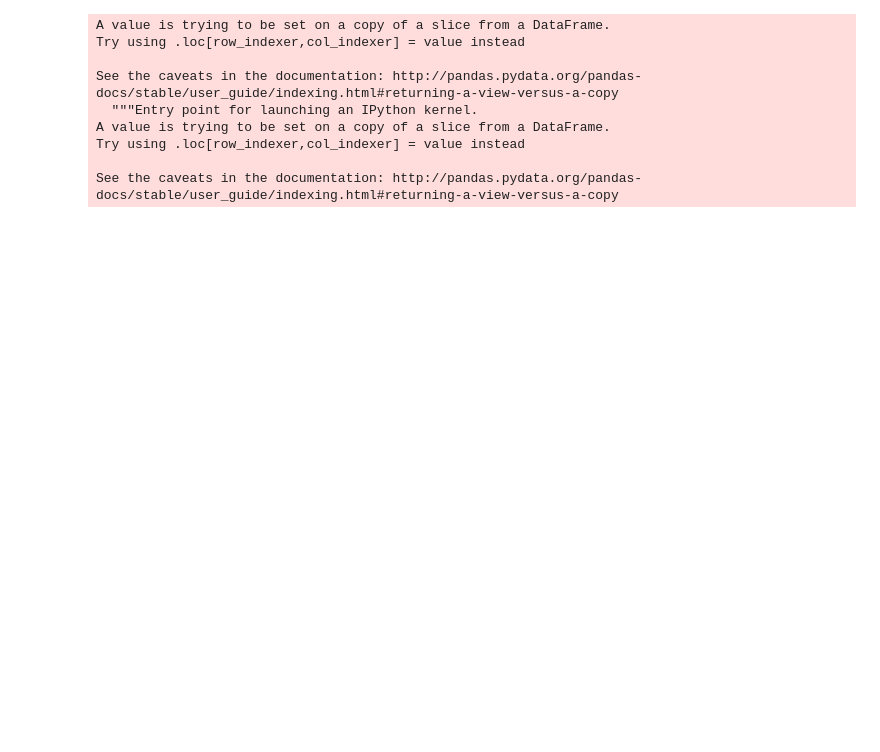
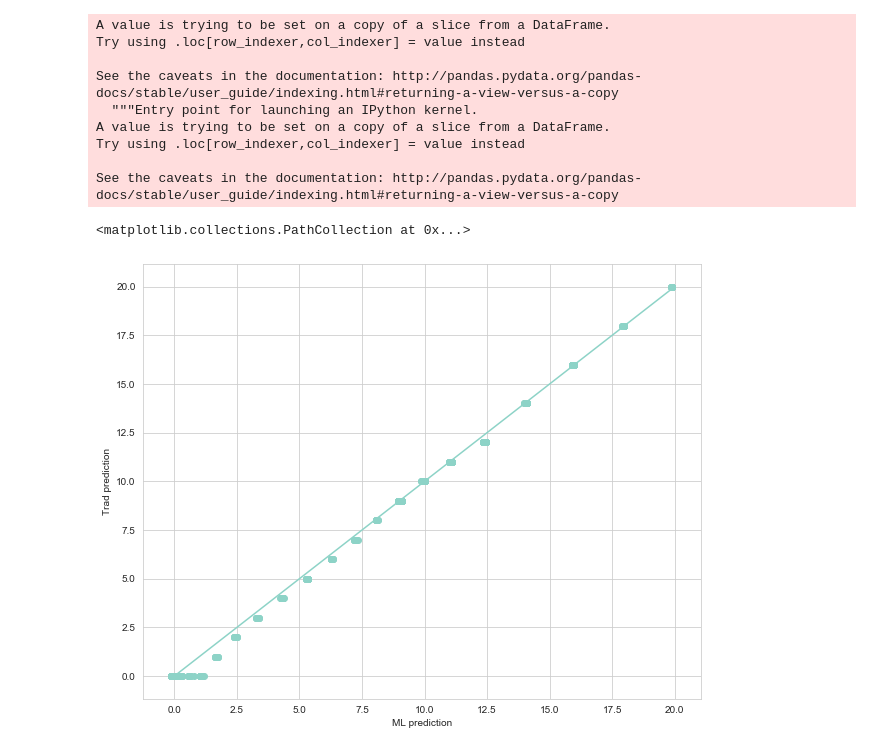
Before and after one commit to jtang9001/skynet2, a Jupyter notebook: skSVM.ipynb, the cells around one changed output. Saved outputs shown, nothing was run; the diff lists cells and outputs as text; code cells hidden in the pictures; blank space fills up the shorter version.

```diff
--- a/skSVM.ipynb
+++ b/skSVM.ipynb
@@ -11,12 +11,16 @@ from tradPointOut import rankToPoints2017
 
 sns.set_style("whitegrid")
 # %%
-rawDf = pd.read_csv("data/tier7b.csv")
+rawDf = pd.read_csv("data/tier7QLonly.csv")
 df = rawDf.copy()
 df.isRelay = df.isRelay.astype(int)
+
+# strokes = df.pop("stroke")
+# strokesOneHot = pd.get_dummies(strokes, prefix="stroke")
+# df = pd.concat([df, strokesOneHot], axis=1)
 # %%
 df2018 = df.loc[df["year"] == 2018]
-testSet = df2018.sample(frac = 0.7, random_state = 33)
+testSet = df2018.sample(frac = 0.6, random_state = 33)
 testY = testSet.pop("points")
 testX = testSet.copy()
 
@@ -24,12 +28,14 @@ trainSet = df[~df.index.isin(testSet.index)]
 trainY = trainSet.pop("points")
 trainX = trainSet.copy()
 
+xCols = ["divsSpeed", "isRelay", "divsTimePctOfMean",  "clipped_divsRank"]
+#, "stroke_Backstroke", "stroke_Breaststroke", "stroke_Freestyle", "stroke_Medley", "stroke_IM", "stroke_Butterfly"]
+
 y2018 = df2018["points"]
-x2018 = df2018[["divsSpeed", "isRelay", "divsTimePctOfMean",  "clipped_divsRank"]]
-#order of columns is important!
+x2018 = df2018[xCols]
 
-trainX = trainX[["divsSpeed", "isRelay", "divsTimePctOfMean",  "clipped_divsRank"]]
-testX = testX[["divsSpeed", "isRelay", "divsTimePctOfMean",  "clipped_divsRank"]]
+trainX = trainX[xCols]
+testX = testX[xCols]
 # %%
 from sklearn.svm import SVR
 
@@ -42,7 +48,7 @@ R^2: 0.745489048227956 (+/- 0.1950747103943089)
 # %%
-predictedY = svr.predict(x2018)
-errors = y2018 - predictedY
-print("MAE:", errors.abs().mean())
-df2018["prediction"] = predictedY
-df2018["predError"] = errors
+svrY = svr.predict(x2018)
+svrErrors = y2018 - svrY
+print("MAE:", svrErrors.abs().mean())
+df2018["svrPred"] = svrY
+df2018["svrError"] = svrErrors
 # %% [output]
@@ -70,3 +76,13 @@ A value is trying to be set on a copy of a slice from a DataFrame.
 Try using .loc[row_indexer,col_indexer] = value instead
 
 See the caveats in the documentation: http://pandas.pydata.org/pandas-docs/stable/user_guide/indexing.html#returning-a-view-versus-a-copy
+# %%
+plt.figure(figsize = (10,8))
+plt.xlabel("ML prediction")
+plt.ylabel("Trad prediction")
+lineX = np.linspace(0,20,20)
+plt.plot(lineX, lineX)
+plt.scatter(df2018["svrPred"], df2018["tradPred"])
+# %% [output]
+<matplotlib.collections.PathCollection at 0x...>
+[figure, added]
```
Also changed, not shown: parts of 17 cells of this notebook, 1 other file.
